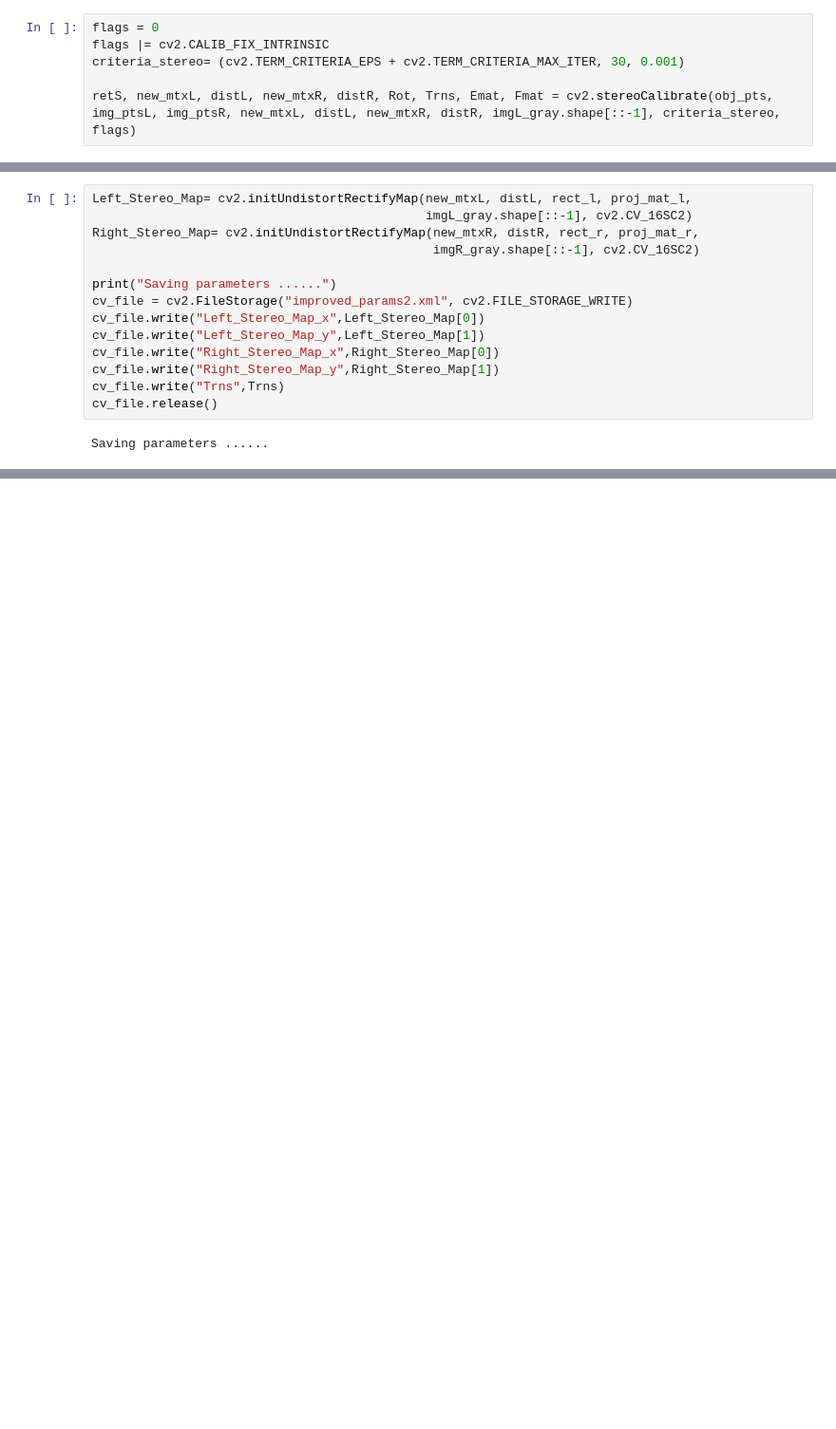
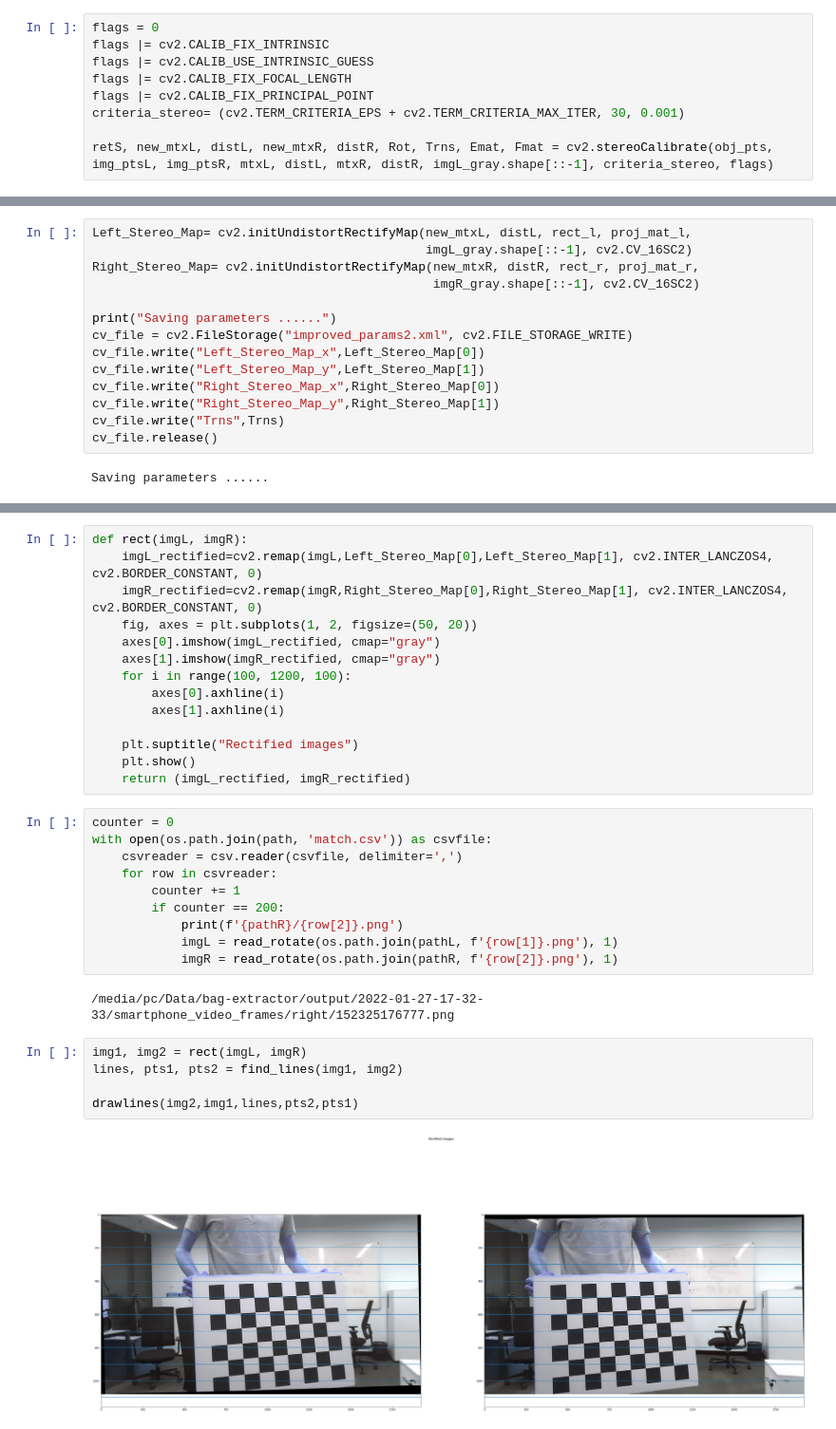
Before and after one commit to azaat/depth-comp, a Jupyter notebook: calibration.ipynb, the cells around one changed output, grey strips where cells are left out. Shown at 95% size. Saved outputs shown, nothing was run; the diff lists cells and outputs as text; blank space fills up the shorter version.

```diff
--- a/calibration.ipynb
+++ b/calibration.ipynb
@@ -118,6 +251,9 @@ np.savez("intrinsic_data_right", mtx=mtxR, dist=distR, rvecs=rvecsR, tvecs=tvecs
 # %%
 flags = 0
 flags |= cv2.CALIB_FIX_INTRINSIC
+flags |= cv2.CALIB_USE_INTRINSIC_GUESS
+flags |= cv2.CALIB_FIX_FOCAL_LENGTH
+flags |= cv2.CALIB_FIX_PRINCIPAL_POINT
 criteria_stereo= (cv2.TERM_CRITERIA_EPS + cv2.TERM_CRITERIA_MAX_ITER, 30, 0.001)
 
-retS, new_mtxL, distL, new_mtxR, distR, Rot, Trns, Emat, Fmat = cv2.stereoCalibrate(obj_pts, img_ptsL, img_ptsR, new_mtxL, distL, new_mtxR, distR, imgL_gray.shape[::-1], criteria_stereo, flags)
+retS, new_mtxL, distL, new_mtxR, distR, Rot, Trns, Emat, Fmat = cv2.stereoCalibrate(obj_pts, img_ptsL, img_ptsR, mtxL, distL, mtxR, distR, imgL_gray.shape[::-1], criteria_stereo, flags)
@@ -173,0 +364,33 @@ Saving parameters ......
+# %%
+def rect(imgL, imgR):
+    imgL_rectified=cv2.remap(imgL,Left_Stereo_Map[0],Left_Stereo_Map[1], cv2.INTER_LANCZOS4, cv2.BORDER_CONSTANT, 0)
+    imgR_rectified=cv2.remap(imgR,Right_Stereo_Map[0],Right_Stereo_Map[1], cv2.INTER_LANCZOS4, cv2.BORDER_CONSTANT, 0)
+    fig, axes = plt.subplots(1, 2, figsize=(50, 20))
+    axes[0].imshow(imgL_rectified, cmap="gray")
+    axes[1].imshow(imgR_rectified, cmap="gray")
+    for i in range(100, 1200, 100):
+        axes[0].axhline(i)
+        axes[1].axhline(i)
+
+    plt.suptitle("Rectified images")
+    plt.show()
+    return (imgL_rectified, imgR_rectified)
+# %%
+counter = 0
+with open(os.path.join(path, 'match.csv')) as csvfile:
+    csvreader = csv.reader(csvfile, delimiter=',')
+    for row in csvreader:
+        counter += 1
+        if counter == 200:
+            print(f'{pathR}/{row[2]}.png')
+            imgL = read_rotate(os.path.join(pathL, f'{row[1]}.png'), 1)
+            imgR = read_rotate(os.path.join(pathR, f'{row[2]}.png'), 1)
+# %% [output]
+/media/pc/Data/bag-extractor/output/2022-01-27-17-32-33/smartphone_video_frames/right/152325176777.png
+# %%
+img1, img2 = rect(imgL, imgR)
+lines, pts1, pts2 = find_lines(img1, img2)
+
+drawlines(img2,img1,lines,pts2,pts1)
+# %% [output]
+[figure, added]
```
Also changed, not shown: parts of 20 cells of this notebook, 30 other files.
